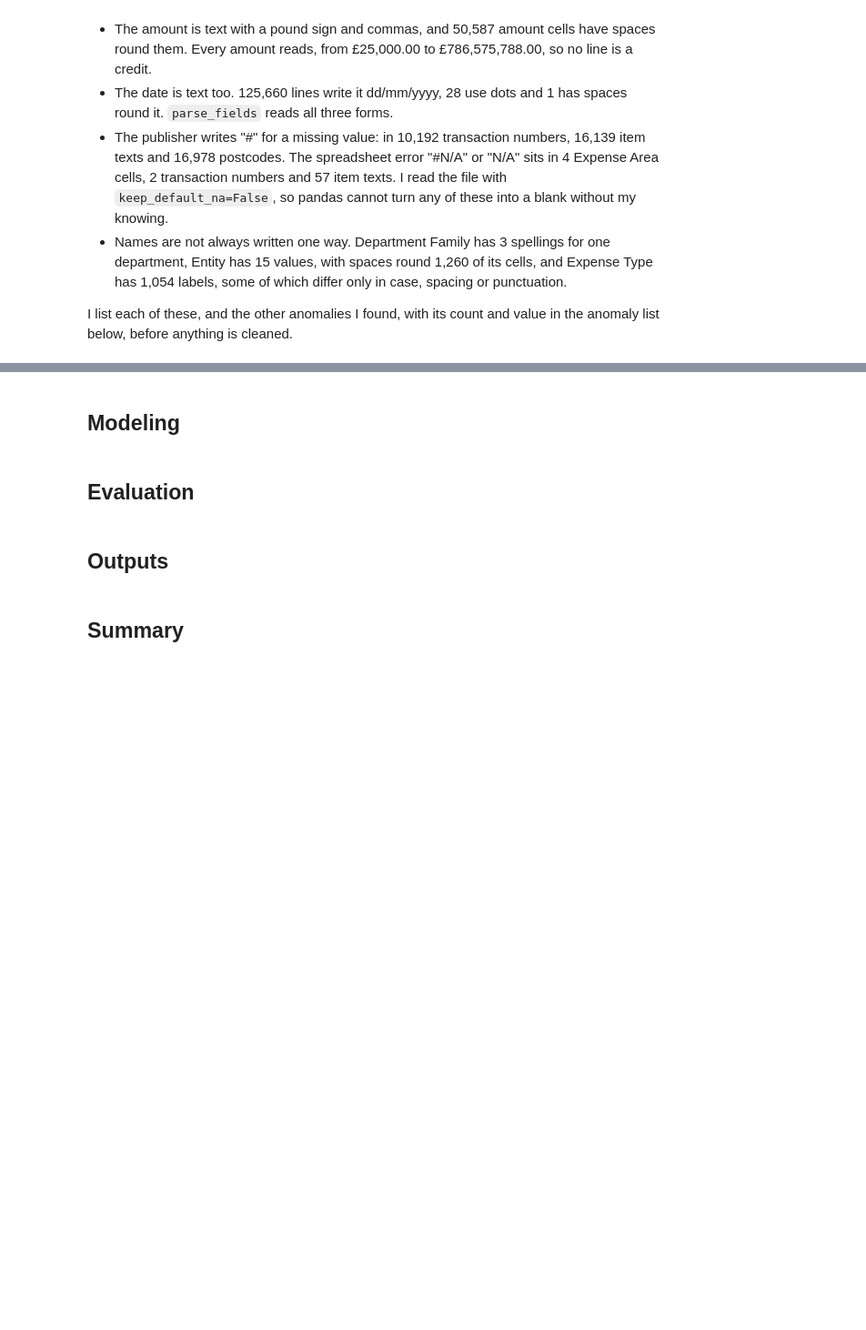
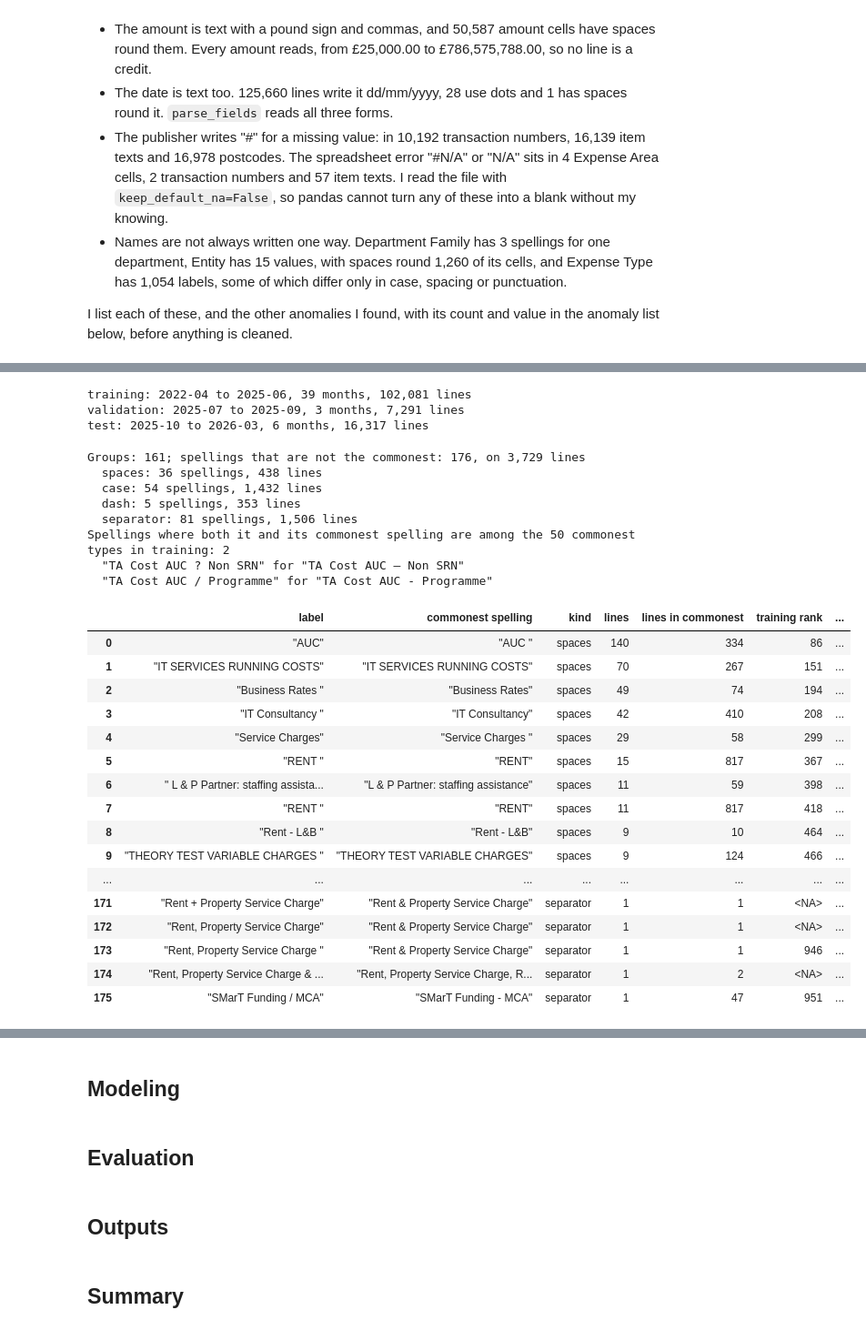
Before and after one commit to PaddyGilliland1/applied-machine-learning-project, a Jupyter notebook: modeling.ipynb, the cells around one changed output, grey strips where cells are left out. Shown at 91% size. Drawn from its saved outputs; the diff is of its cells as text; code cells hidden in the pictures; blank space fills up the shorter version.

```diff
--- a/modeling.ipynb
+++ b/modeling.ipynb
@@ -23,10 +23,11 @@ import numpy as np
 import pandas as pd
 import sklearn
 
-# I show every column and whole cell text, and figures with two decimal places
-# and thousands separators, so the wide tables below read without scientific
-# notation.
+# I show every column and whole cell text, up to 500 rows so the anomaly
+# listings appear in full, and figures with two decimal places and thousands
+# separators, so the wide tables below read without scientific notation.
 pd.set_option("display.max_columns", None)
+pd.set_option("display.max_rows", 500)
 pd.set_option("display.max_colwidth", None)
 pd.set_option("display.width", 200)
 pd.set_option("display.float_format", "{:,.2f}".format)
@@ -217,0 +333,13 @@ I list each of these, and the other anomalies I found, with its count and value
+# %%
+df["split"] = assign_split(df)
+lines = df[content]
+for name in ("training", "validation", "test"):
+    in_split = lines.loc[lines["split"] == name, "month"]
+    print(
+        f"{name}: {in_split.min()} to {in_split.max()}, "
+        f"{in_split.nunique()} months, {len(in_split):,} lines"
+    )
+# %% [output]
+training: 2022-04 to 2025-06, 39 months, 102,081 lines
+validation: 2025-07 to 2025-09, 3 months, 7,291 lines
+test: 2025-10 to 2026-03, 6 months, 16,317 lines
@@ -217,0 +414,60 @@ I list each of these, and the other anomalies I found, with its count and value
+# %%
+variants = label_variants(df)
+# I rank each spelling by its lines in the training months, ties in label
+# order, so a pair with both spellings among the commonest types shows up.
+in_training = lines.loc[lines["split"] == "training", "Expense Type"]
+ranked = in_training.value_counts().sort_index()
+ranked = ranked.sort_values(ascending=False, kind="stable")
+rank = pd.Series(range(1, len(ranked) + 1), index=ranked.index)
+variants["training rank"] = variants["label"].map(rank).astype("Int64")
+variants["training rank (commonest)"] = (
+    variants["commonest spelling"].map(rank).astype("Int64")
+)
+both_top = (variants["training rank"] <= 50) & (
+    variants["training rank (commonest)"] <= 50
+)
+print(
+    f"Groups: {variants['commonest spelling'].nunique()}; spellings that "
+    f"are not the commonest: {len(variants)}, on "
+    f"{variants['lines'].sum():,} lines"
+)
+for kind, group in variants.groupby("kind", sort=False):
+    print(f"  {kind}: {len(group)} spellings, {group['lines'].sum():,} lines")
+print(
+    "Spellings where both it and its commonest spelling are among the 50 "
+    f"commonest types in training: {both_top.sum()}"
+)
+for row in variants[both_top].itertuples():
+    print(f'  "{row.label}" for "{row._2}"')
+
+# I put each label in quotes, so a space at either end shows.
+labels = ["label", "commonest spelling"]
+shown = variants.copy()
+shown[labels] = shown[labels].apply(lambda column: '"' + column + '"')
+shown
+# %% [output]
+Groups: 161; spellings that are not the commonest: 176, on 3,729 lines
+  spaces: 36 spellings, 438 lines
+  case: 54 spellings, 1,432 lines
+  dash: 5 spellings, 353 lines
+  separator: 81 spellings, 1,506 lines
+Spellings where both it and its commonest spelling are among the 50 commonest types in training: 2
+  "TA Cost AUC ? Non SRN" for "TA Cost AUC – Non SRN"
+  "TA Cost AUC / Programme" for "TA Cost AUC - Programme"
+|  | label | commonest spelling | kind | lines | lines in commonest | training rank | ... |
+| 0 | "AUC" | "AUC " | spaces | 140 | 334 | 86 | ... |
+| 1 | "IT SERVICES RUNNING COSTS" | "IT SERVICES RUNNING COSTS" | spaces | 70 | 267 | 151 | ... |
+| 2 | "Business Rates " | "Business Rates" | spaces | 49 | 74 | 194 | ... |
+| 3 | "IT Consultancy " | "IT Consultancy" | spaces | 42 | 410 | 208 | ... |
+| 4 | "Service Charges" | "Service Charges " | spaces | 29 | 58 | 299 | ... |
+| 5 | "RENT " | "RENT" | spaces | 15 | 817 | 367 | ... |
+| 6 | " L & P Partner: staffing assista... | "L & P Partner: staffing assistance" | spaces | 11 | 59 | 398 | ... |
+| 7 | "RENT " | "RENT" | spaces | 11 | 817 | 418 | ... |
+| 8 | "Rent - L&B " | "Rent - L&B" | spaces | 9 | 10 | 464 | ... |
+| 9 | "THEORY TEST VARIABLE CHARGES " | "THEORY TEST VARIABLE CHARGES" | spaces | 9 | 124 | 466 | ... |
+| ... | ... | ... | ... | ... | ... | ... | ... |
+| 171 | "Rent + Property Service Charge" | "Rent & Property Service Charge" | separator | 1 | 1 | <NA> | ... |
+| 172 | "Rent, Property Service Charge" | "Rent & Property Service Charge" | separator | 1 | 1 | <NA> | ... |
+| 173 | "Rent, Property Service Charge " | "Rent & Property Service Charge" | separator | 1 | 1 | 946 | ... |
+| 174 | "Rent, Property Service Charge & ... | "Rent, Property Service Charge, R... | separator | 1 | 2 | <NA> | ... |
+| 175 | "SMarT Funding / MCA" | "SMarT Funding - MCA" | separator | 1 | 47 | 951 | ... |
```
Also changed, not shown: parts of 20 cells of this notebook.
